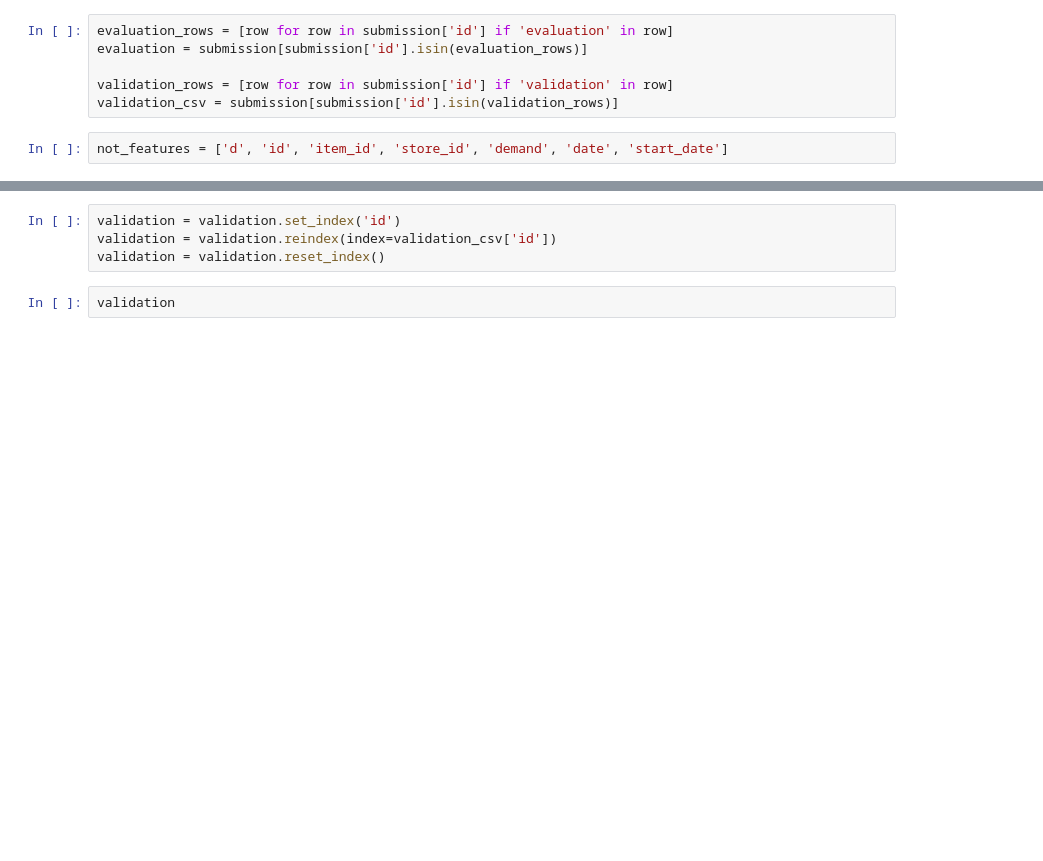
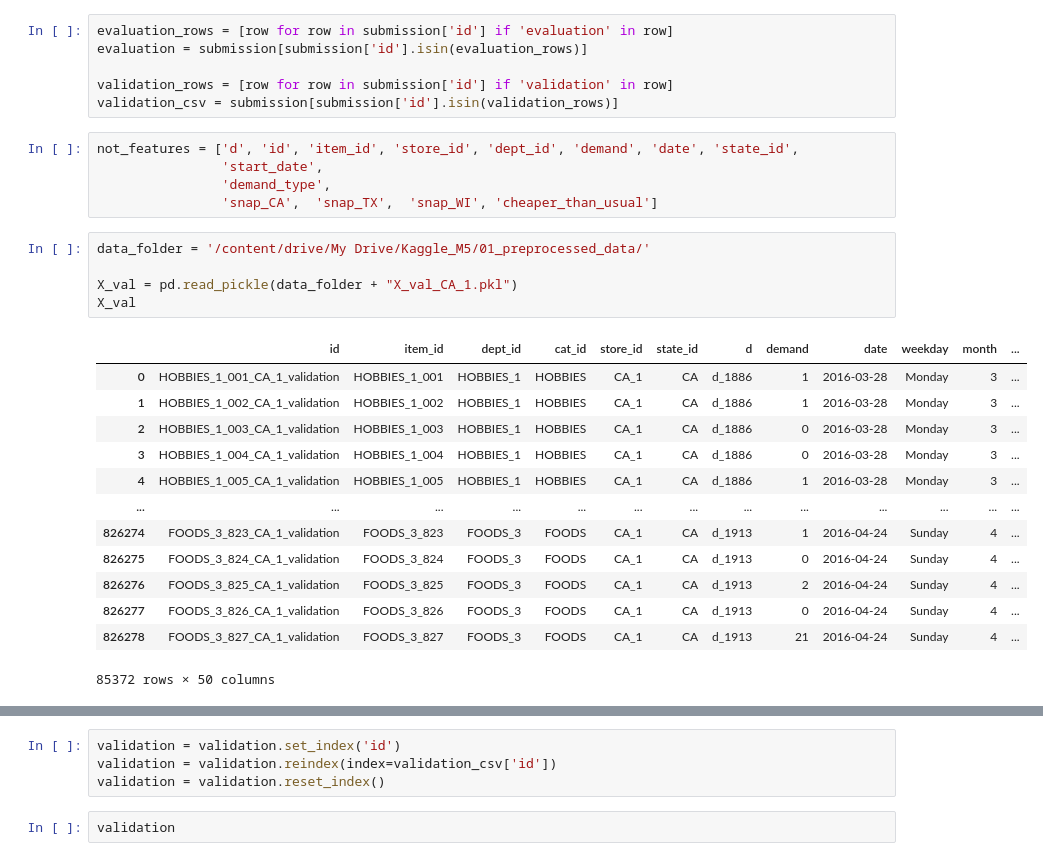
Before and after one commit to omoreva/kaggle_m5, a Jupyter notebook: 08_lightGBM_by_store.ipynb, the cells around one changed output, grey strips where cells are left out. Saved outputs shown, nothing was run; the diff lists cells and outputs as text; blank space fills up the shorter version.

```diff
--- a/08_lightGBM_by_store.ipynb
+++ b/08_lightGBM_by_store.ipynb
@@ -74,7 +92,29 @@ evaluation = submission[submission['id'].isin(evaluation_rows)]
 validation_rows = [row for row in submission['id'] if 'validation' in row]
 validation_csv = submission[submission['id'].isin(validation_rows)]
 # %%
-not_features = ['d', 'id', 'item_id', 'store_id', 'demand', 'date', 'start_date']
+not_features = ['d', 'id', 'item_id', 'store_id', 'dept_id', 'demand', 'date', 'state_id',
+                'start_date',
+                'demand_type',
+                'snap_CA', 	'snap_TX', 	'snap_WI', 'cheaper_than_usual']
+# %%
+data_folder = '/content/drive/My Drive/Kaggle_M5/01_preprocessed_data/'
+
+X_val = pd.read_pickle(data_folder + "X_val_CA_1.pkl")
+X_val
+# %% [output]
+|  | id | item_id | dept_id | cat_id | store_id | state_id | d | demand | date | weekday | month | ... |
+| 0 | HOBBIES_1_001_CA_1_validation | HOBBIES_1_001 | HOBBIES_1 | HOBBIES | CA_1 | CA | d_1886 | 1 | 2016-03-28 | Monday | 3 | ... |
+| 1 | HOBBIES_1_002_CA_1_validation | HOBBIES_1_002 | HOBBIES_1 | HOBBIES | CA_1 | CA | d_1886 | 1 | 2016-03-28 | Monday | 3 | ... |
+| 2 | HOBBIES_1_003_CA_1_validation | HOBBIES_1_003 | HOBBIES_1 | HOBBIES | CA_1 | CA | d_1886 | 0 | 2016-03-28 | Monday | 3 | ... |
+| 3 | HOBBIES_1_004_CA_1_validation | HOBBIES_1_004 | HOBBIES_1 | HOBBIES | CA_1 | CA | d_1886 | 0 | 2016-03-28 | Monday | 3 | ... |
+| 4 | HOBBIES_1_005_CA_1_validation | HOBBIES_1_005 | HOBBIES_1 | HOBBIES | CA_1 | CA | d_1886 | 1 | 2016-03-28 | Monday | 3 | ... |
+| ... | ... | ... | ... | ... | ... | ... | ... | ... | ... | ... | ... | ... |
+| 826274 | FOODS_3_823_CA_1_validation | FOODS_3_823 | FOODS_3 | FOODS | CA_1 | CA | d_1913 | 1 | 2016-04-24 | Sunday | 4 | ... |
+| 826275 | FOODS_3_824_CA_1_validation | FOODS_3_824 | FOODS_3 | FOODS | CA_1 | CA | d_1913 | 0 | 2016-04-24 | Sunday | 4 | ... |
+| 826276 | FOODS_3_825_CA_1_validation | FOODS_3_825 | FOODS_3 | FOODS | CA_1 | CA | d_1913 | 2 | 2016-04-24 | Sunday | 4 | ... |
+| 826277 | FOODS_3_826_CA_1_validation | FOODS_3_826 | FOODS_3 | FOODS | CA_1 | CA | d_1913 | 0 | 2016-04-24 | Sunday | 4 | ... |
+| 826278 | FOODS_3_827_CA_1_validation | FOODS_3_827 | FOODS_3 | FOODS | CA_1 | CA | d_1913 | 21 | 2016-04-24 | Sunday | 4 | ... |
+85372 rows × 50 columns
 # %%
 validation = pd.DataFrame(columns=submission.columns)
 data_folder = '/content/drive/My Drive/Kaggle_M5/01_preprocessed_data/'
```
Also changed, not shown: parts of 12 cells of this notebook.
